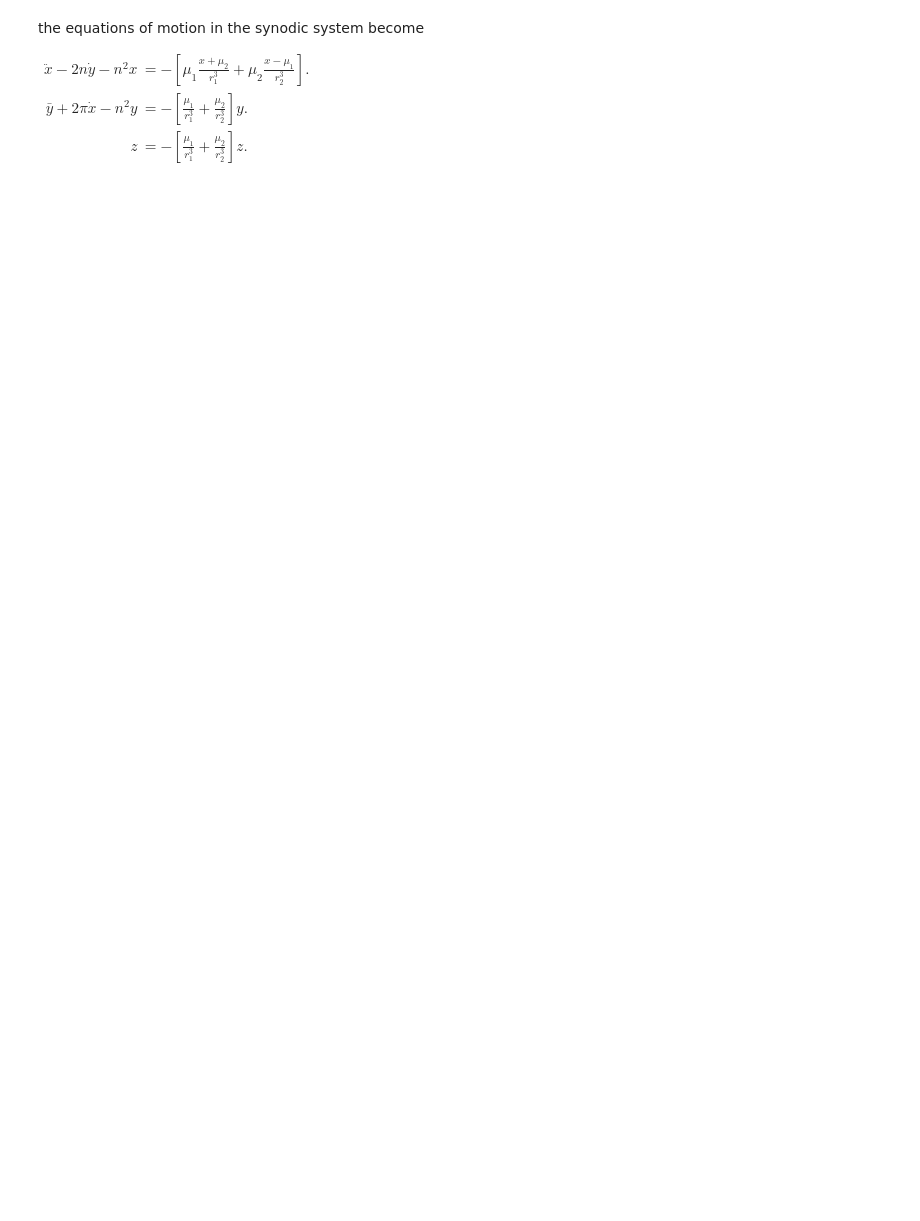
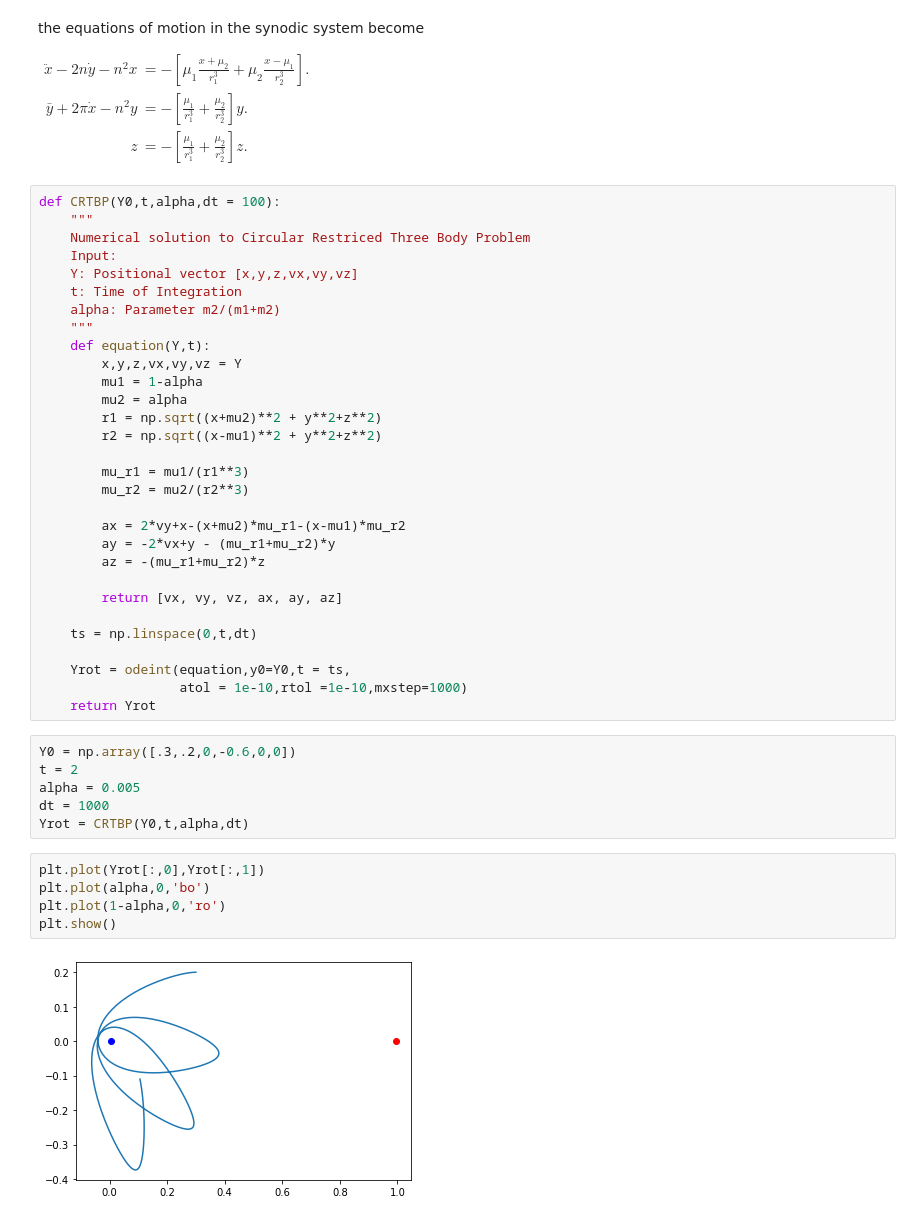
Before and after one commit to seap-udea/murray-dermott-action, a Jupyter notebook: CRTBP/Chapter_The_Restricted_Three_Body_Problem.ipynb, the cells around one changed output. Cells and saved outputs as stored; diff of their text form; blank space fills up the shorter version.

```diff
--- a/CRTBP/Chapter_The_Restricted_Three_Body_Problem.ipynb
+++ b/CRTBP/Chapter_The_Restricted_Three_Body_Problem.ipynb
@@ -24,3 +34,46 @@ from celluloid import Camera
 the equations of motion in the synodic system become
 
 $\begin{aligned} \ddot{x}-2 n \dot{y}-n^2 x & =-\left[\mu_1 \frac{x+\mu_2}{r_1^3}+\mu_2 \frac{x-\mu_1}{r_2^3}\right] . \\ \bar{y}+2 \pi \dot{x}-n^2 y & =-\left[\frac{\mu_1}{r_1^3}+\frac{\mu_2}{r_2^3}\right] y . \\ z & =-\left[\frac{\mu_1}{r_1^3}+\frac{\mu_2}{r_2^3}\right] z .\end{aligned}$
+# %%
+def CRTBP(Y0,t,alpha,dt = 100):
+    """
+    Numerical solution to Circular Restriced Three Body Problem
+    Input:
+    Y: Positional vector [x,y,z,vx,vy,vz]
+    t: Time of Integration
+    alpha: Parameter m2/(m1+m2)
+    """
+    def equation(Y,t):
+        x,y,z,vx,vy,vz = Y
+        mu1 = 1-alpha
+        mu2 = alpha
+        r1 = np.sqrt((x+mu2)**2 + y**2+z**2)
+        r2 = np.sqrt((x-mu1)**2 + y**2+z**2)
+
+        mu_r1 = mu1/(r1**3)
+        mu_r2 = mu2/(r2**3)
+
+        ax = 2*vy+x-(x+mu2)*mu_r1-(x-mu1)*mu_r2
+        ay = -2*vx+y - (mu_r1+mu_r2)*y
+        az = -(mu_r1+mu_r2)*z
+
+        return [vx, vy, vz, ax, ay, az]
+
+    ts = np.linspace(0,t,dt)
+
+    Yrot = odeint(equation,y0=Y0,t = ts,
+                  atol = 1e-10,rtol =1e-10,mxstep=1000)
+    return Yrot
+# %%
+Y0 = np.array([.3,.2,0,-0.6,0,0])
+t = 2
+alpha = 0.005
+dt = 1000
+Yrot = CRTBP(Y0,t,alpha,dt)
+# %%
+plt.plot(Yrot[:,0],Yrot[:,1])
+plt.plot(alpha,0,'bo')
+plt.plot(1-alpha,0,'ro')
+plt.show()
+# %% [output]
+[figure, added]
```
Also changed, not shown: parts of 5 cells of this notebook.
